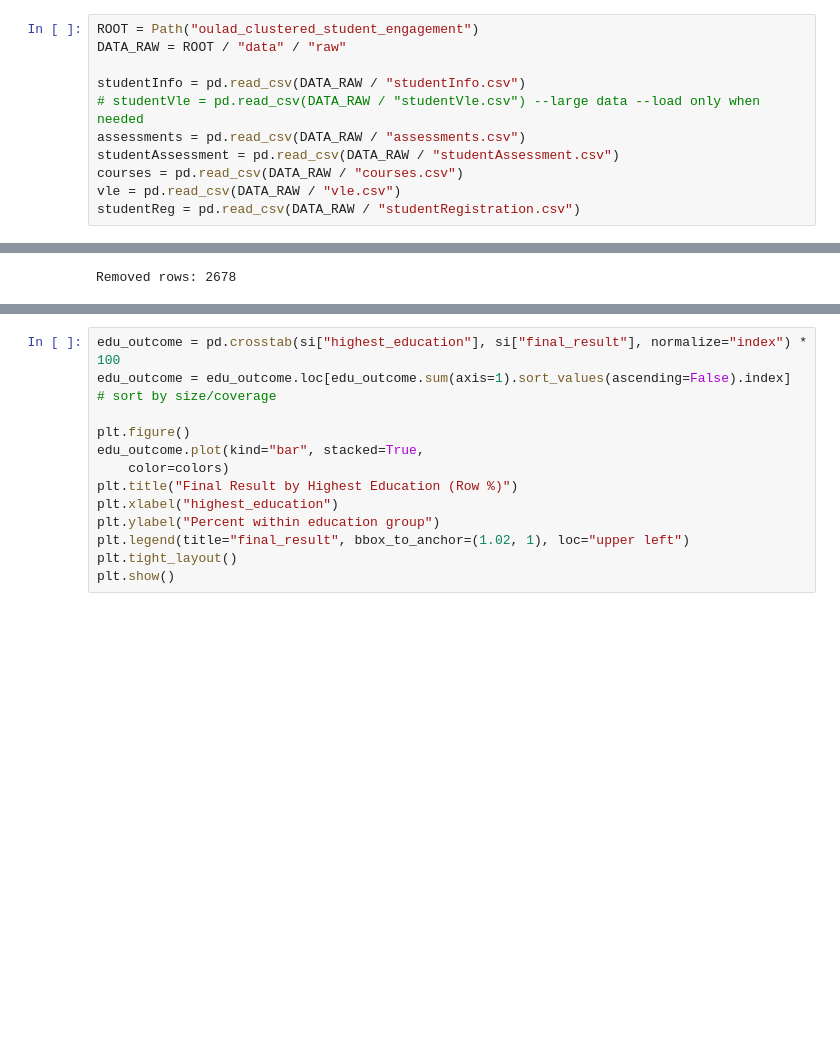
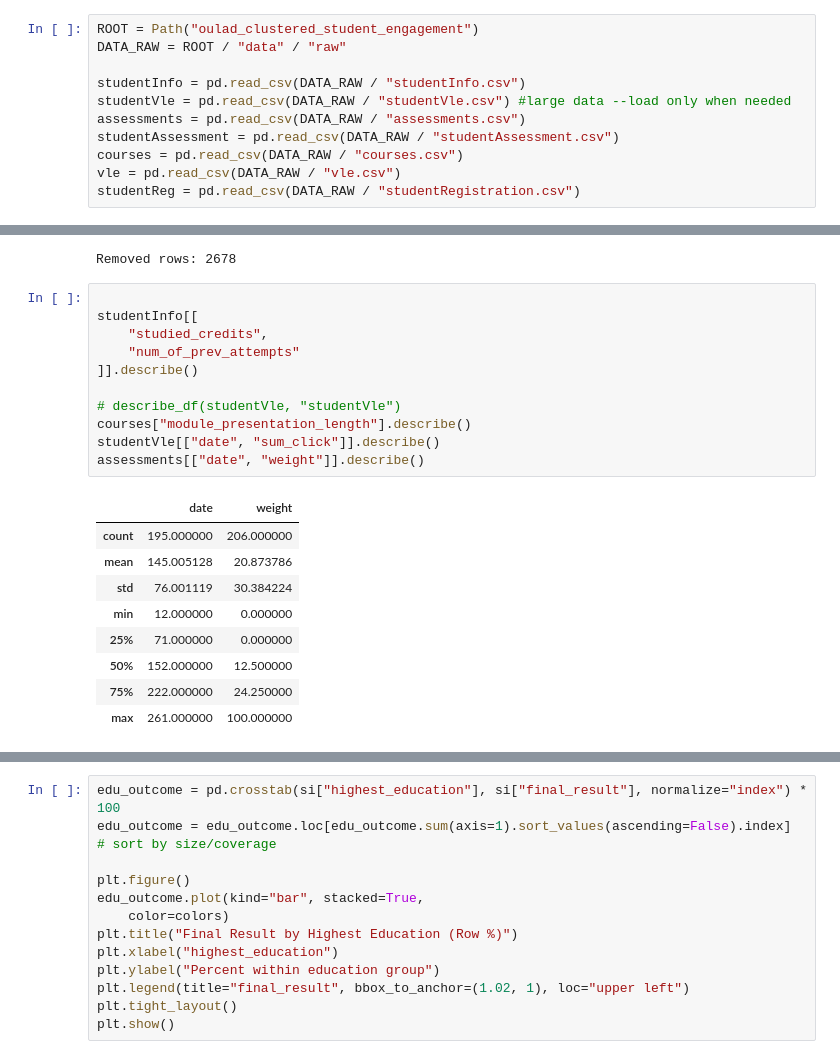
Before and after one commit to Anu-shree-S/oulad-clustered-student-engagement, a Jupyter notebook: notebooks/initial-eda.ipynb, the cells around one changed output, grey strips where cells are left out. Saved outputs shown, nothing was run; the diff lists cells and outputs as text; blank space fills up the shorter version.

```diff
--- a/notebooks/initial-eda.ipynb
+++ b/notebooks/initial-eda.ipynb
@@ -10,7 +11,7 @@ ROOT = Path("oulad_clustered_student_engagement")
 DATA_RAW = ROOT / "data" / "raw"
 
 studentInfo = pd.read_csv(DATA_RAW / "studentInfo.csv")
-# studentVle = pd.read_csv(DATA_RAW / "studentVle.csv") --large data --load only when needed
+studentVle = pd.read_csv(DATA_RAW / "studentVle.csv") #large data --load only when needed
 assessments = pd.read_csv(DATA_RAW / "assessments.csv")
 studentAssessment = pd.read_csv(DATA_RAW / "studentAssessment.csv")
 courses = pd.read_csv(DATA_RAW / "courses.csv")
@@ -52,6 +53,27 @@ studentInfo = studentInfo.drop(columns=["key"])
 print("Removed rows:", before - after)
 # %% [output]
 Removed rows: 2678
+# %%
+
+studentInfo[[
+    "studied_credits",
+    "num_of_prev_attempts"
+]].describe()
+
+# describe_df(studentVle, "studentVle")
+courses["module_presentation_length"].describe()
+studentVle[["date", "sum_click"]].describe()
+assessments[["date", "weight"]].describe()
+# %% [output]
+|  | date | weight |
+| count | 195.000000 | 206.000000 |
+| mean | 145.005128 | 20.873786 |
+| std | 76.001119 | 30.384224 |
+| min | 12.000000 | 0.000000 |
+| 25% | 71.000000 | 0.000000 |
+| 50% | 152.000000 | 12.500000 |
+| 75% | 222.000000 | 24.250000 |
+| max | 261.000000 | 100.000000 |
 # %%
 # -----------------------------
 # 0) Minimal cleaning / standardization
```
Also changed, not shown: parts of 8 cells of this notebook.
